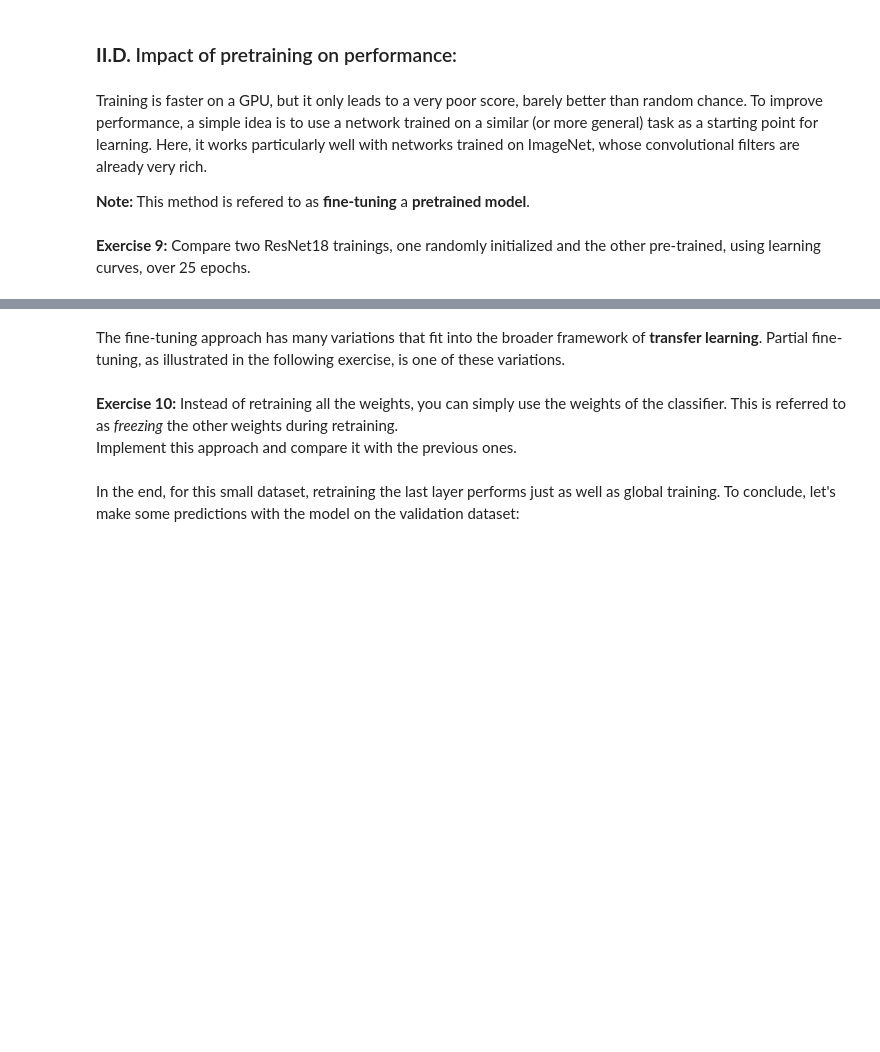
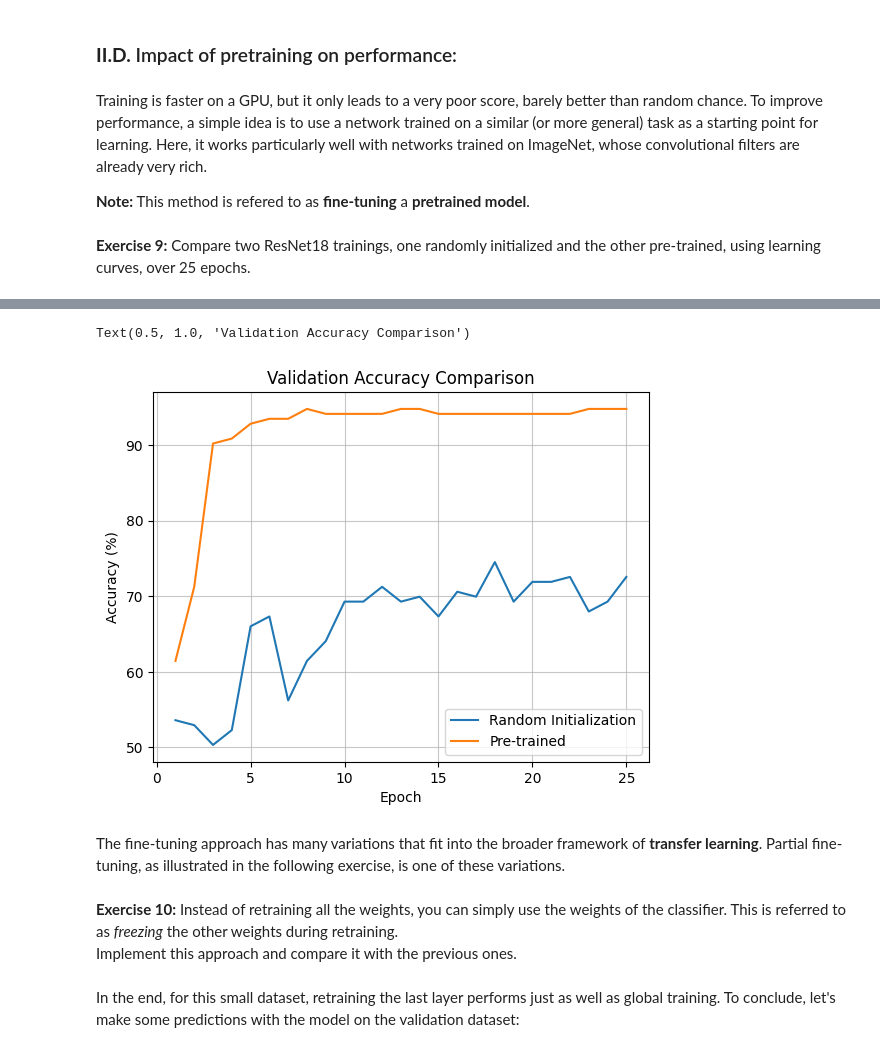
Before and after one commit to berbessout/ML_S5_etudiants, a Jupyter notebook: practicals/P3/P3_instructions.ipynb, the cells around one changed output, grey strips where cells are left out. Saved outputs shown, nothing was run; the diff lists cells and outputs as text; code cells hidden in the pictures; blank space fills up the shorter version.

```diff
--- a/practicals/P3/P3_instructions.ipynb
+++ b/practicals/P3/P3_instructions.ipynb
@@ -567,4 +635,4 @@ model = get_model(pretrained=False)
 optimizer = torch.optim.SGD(model.parameters(), lr=0.001)
 
 # Training over 1 epoch:
-training_model(dataloaders, model, loss_fn, optimizer, num_epochs=1)
+train_model(dataloaders, model, loss_fn, optimizer, num_epochs=1)
@@ -645,7 +756,7 @@ def train_model_gpu(dataloaders, model, loss_fn, optimizer, num_epochs=1):
             if phase == 'train':
                 train_accs.append(epoch_acc)
             else:
-                val_accs.append(epoch_acc)
+                val_accs.append(float(epoch_acc))
 
     time_elapsed = time.time() - since
     print(f'Training complete in {time_elapsed // 60:.0f}m {time_elapsed % 60:.0f}s')
@@ -685,7 +796,7 @@ from torch.optim import lr_scheduler
 exp_lr_scheduler = lr_scheduler.StepLR(optimizer, step_size=7, gamma=0.1)
 
 # Train the model
-resnet_scratch, accs_scratch = train(
+resnet_scratch, accs_scratch = train_model_gpu(
     dataloaders,
     resnet_scratch,
     loss_fn,
@@ -713,13 +862,17 @@ resnet_ft, accs_ft = train_model_gpu(
 # %%
 # Evaluate the models on the validation set and print their accuracies
-
+epochs = range(1, max_epochs+1)
 fig, ax = plt.subplots()
-ax.plot(accs_scratch*100, label='Random Initialization')
-ax.plot(accs_ft*100, label='Pre-trained')
-ax.legend()
+ax.plot(epochs, 100*np.array(accs_scratch[1]), label='Random Initialization') # Plot validation accuracies
+ax.plot(epochs, 100*np.array(accs_ft[1]), label='Pre-trained') # Plot validation accuracies
+ax.legend(frameon=True, fancybox = True)
+ax.grid('--', alpha = 0.7)
 ax.set_xlabel('Epoch')
-ax.set_ylabel('Accuracy')
-ax.set_title('Training Accuracy Comparison')
+ax.set_ylabel('Accuracy (%)')
+ax.set_title('Validation Accuracy Comparison')
+# %% [output]
+Text(0.5, 1.0, 'Validation Accuracy Comparison')
+[figure, added]
 # %% [markdown]
 The fine-tuning approach has many variations that fit into the broader framework of **transfer learning**. Partial fine-tuning, as illustrated in the following exercise, is one of these variations.
 # %% [markdown]
```
Also changed, not shown: parts of 17 cells of this notebook.
